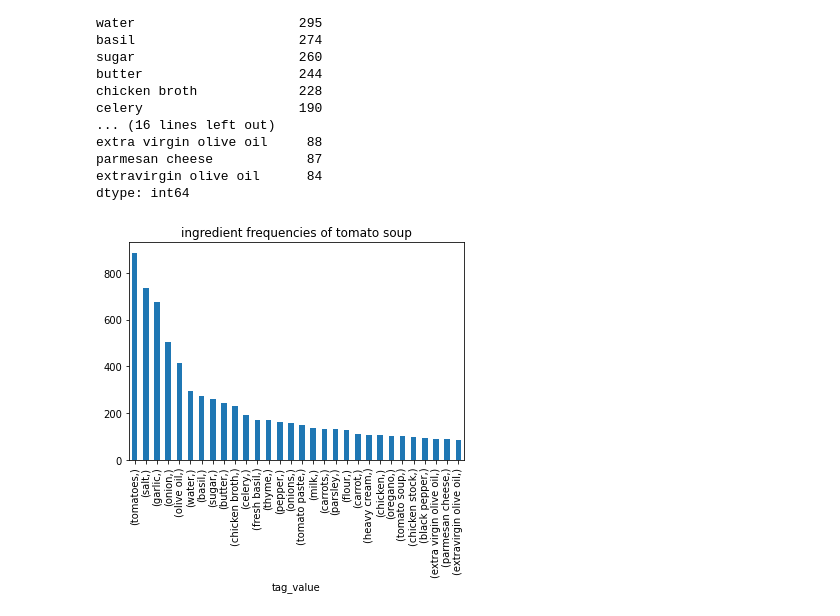
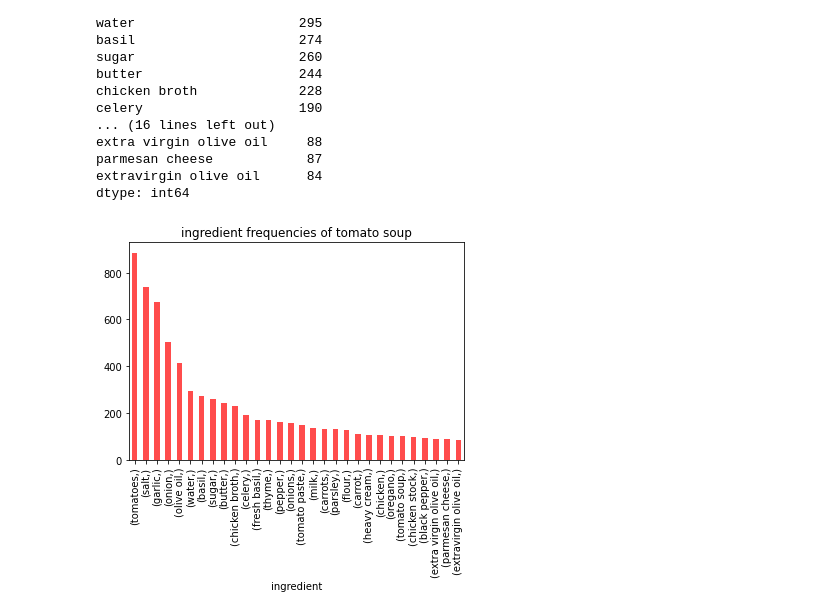
Before and after one commit to fenna/ingredient_landscape, a Jupyter notebook: EDA3.ipynb, the cells around one changed output. Saved outputs shown, nothing was run; the diff lists cells and outputs as text; code cells hidden in the pictures.

Commit message:
added  frequencies to EDA

```diff
--- a/EDA3.ipynb
+++ b/EDA3.ipynb
@@ -34,7 +34,7 @@ steps
 
 [13040 rows x 2 columns]
 # %%
-sql = '''SELECT R.tag_value, N.tag_value
+sql = '''SELECT R.ID, R.tag_value, N.tag_value
          FROM recipe R
          JOIN recipe_ner RN ON R.ID = RN.recipe_id
          JOIN ner N ON RN.ner_id = N.ID
@@ -46,7 +46,7 @@ df_tomato_soup_ner = pd.read_sql(sql, conn)
 
 
 print("ingredients")
-print(df_tomato_soup_ner.iloc[:,1:2])
+print(df_tomato_soup_ner.iloc[:,2:3])
 # %% [output]
 ingredients
                      tag_value
@@ -64,7 +64,7 @@ ingredients
 
 [13049 rows x 1 columns]
 # %%
-freq = df_tomato_soup_ner.iloc[:,1:2].value_counts().nlargest(30)
+freq = df_tomato_soup_ner.iloc[:,2:3].value_counts().nlargest(30)
 # %%
 freq
 # %% [output]
@@ -86,6 +86,6 @@ parmesan cheese            87
 extravirgin olive oil      84
 dtype: int64
 # %%
-freq.plot(kind="bar", title = "ingredient frequencies of tomato soup");
+freq.plot(kind="bar", title = "ingredient frequencies of tomato soup", xlabel = 'ingredient', color = 'red', alpha=0.7);
 # %% [output]
-[figure, old version]
+[figure, new version]
```
Also changed, not shown: parts of 5 cells of this notebook.
